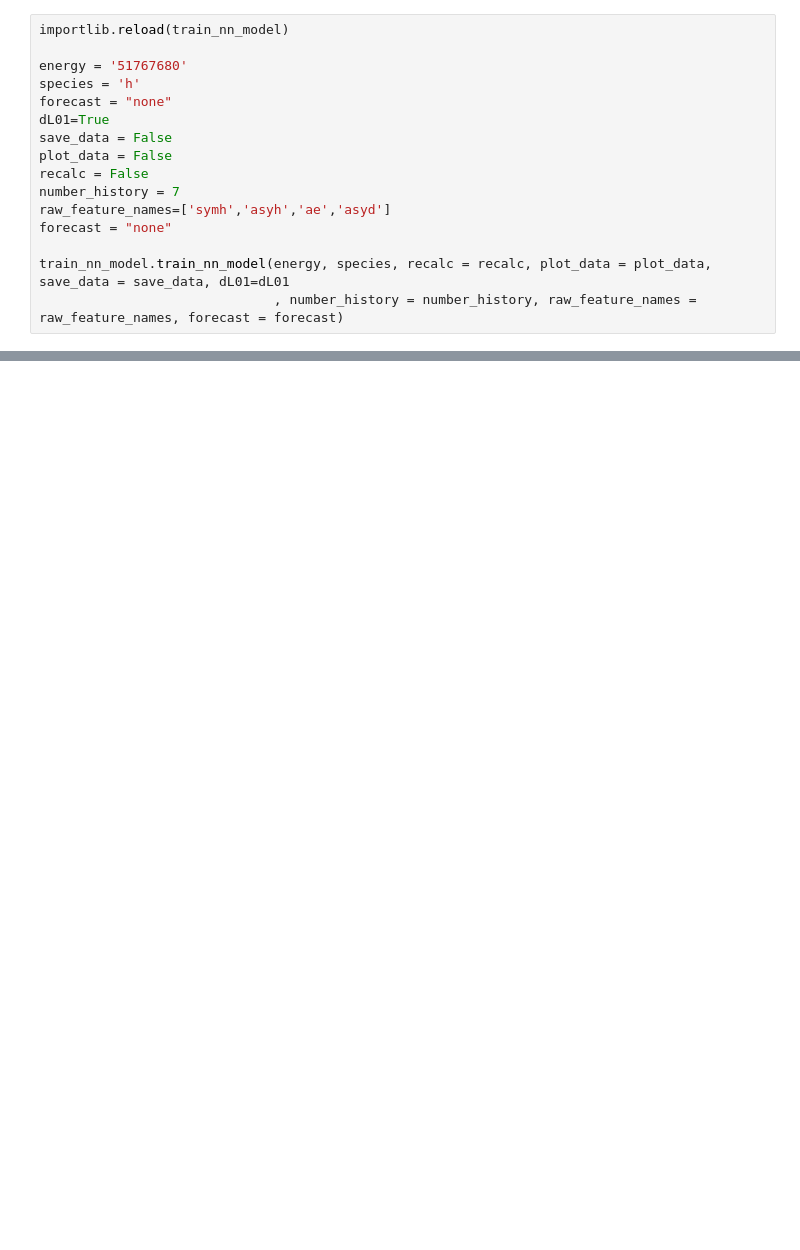
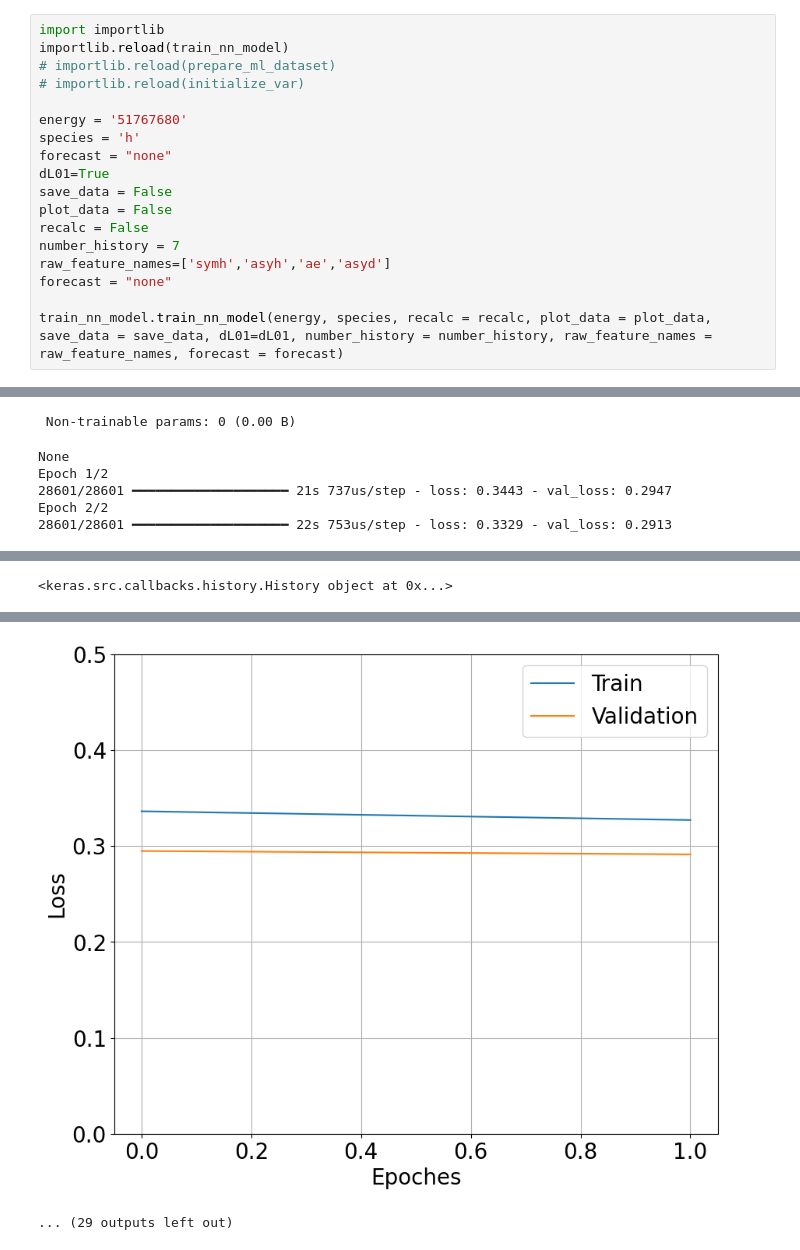
Before and after one commit to TechCoderYorktown/ml_ringcurrent_ion, a Jupyter notebook: 02_rbsp_hope_script_ml.ipynb, the cells around one changed output, grey strips where cells are left out. Saved outputs shown, nothing was run; the diff lists cells and outputs as text; blank space fills up the shorter version.

```diff
--- a/02_rbsp_hope_script_ml.ipynb
+++ b/02_rbsp_hope_script_ml.ipynb
@@ -32,5 +27,8 @@ To enable the following instructions: AVX2 AVX_VNNI FMA, in other operations, re
 # %%
+import importlib
 importlib.reload(train_nn_model)
+# importlib.reload(prepare_ml_dataset)
+# importlib.reload(initialize_var)
 
 energy = '51767680'
 species = 'h'
@@ -43,5 +41,5 @@ number_history = 7
 raw_feature_names=['symh','asyh','ae','asyd']
 forecast = "none"
 
-train_nn_model.train_nn_model(energy, species, recalc = recalc, plot_data = plot_data, save_data = save_data, dL01=dL01
-                              , number_history = number_history, raw_feature_names = raw_feature_names, forecast = forecast)
+train_nn_model.train_nn_model(energy, species, recalc = recalc, plot_data = plot_data, save_data = save_data, dL01=dL01, number_history = number_history, raw_feature_names = raw_feature_names, forecast = forecast)
+# %% [output]
@@ -47,0 +62,6 @@ train_nn_model.train_nn_model(energy, species, recalc = recalc, plot_data = plot
+ Non-trainable params: 0 (0.00 B)
+None
+Epoch 1/2
+28601/28601 ━━━━━━━━━━━━━━━━━━━━ 21s 737us/step - loss: 0.3443 - val_loss: 0.2947
+Epoch 2/2
+28601/28601 ━━━━━━━━━━━━━━━━━━━━ 22s 753us/step - loss: 0.3329 - val_loss: 0.2913
@@ -47,0 +69 @@ train_nn_model.train_nn_model(energy, species, recalc = recalc, plot_data = plot
+<keras.src.callbacks.history.History object at 0x...>
@@ -48,2 +87,4 @@ train_nn_model.train_nn_model(energy, species, recalc = recalc, plot_data = plot
+[figure, added]
+... (29 outputs left out)
 # %%
 
```
Also changed, not shown: parts of 5 cells of this notebook, 2 other files.
